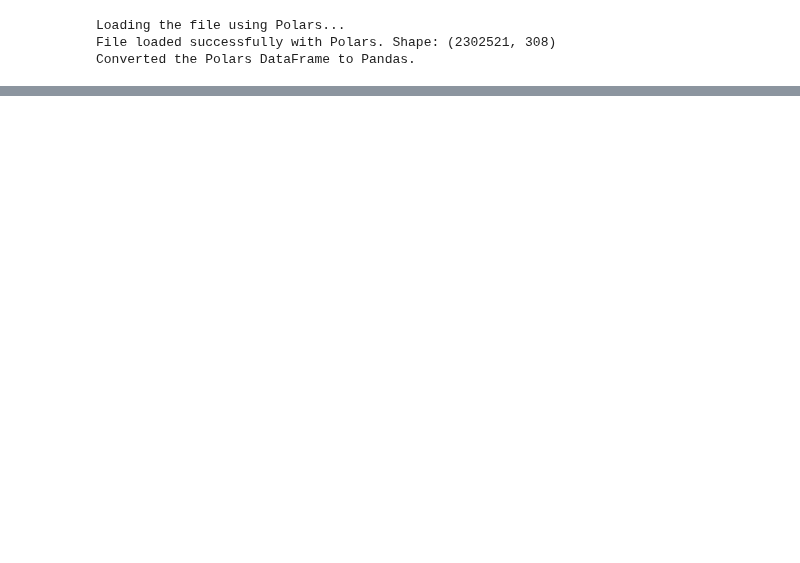
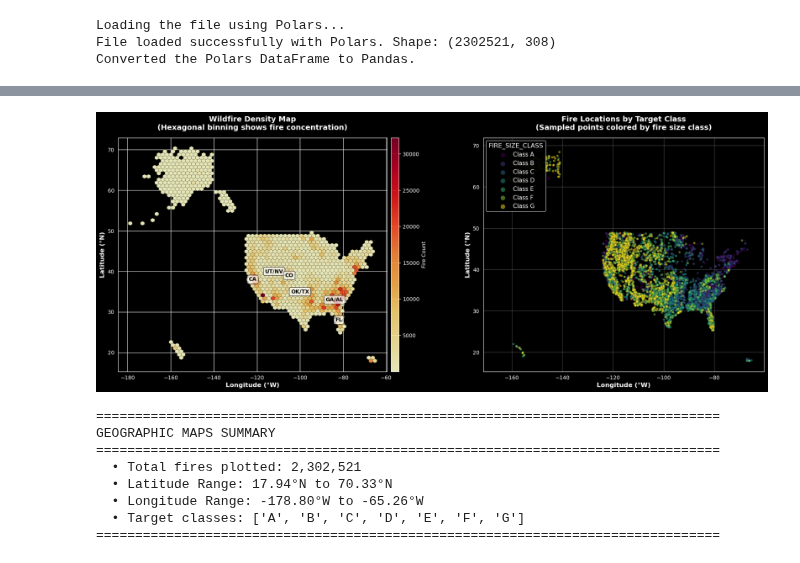
Before and after one commit to ColtonHester/mids-w207-section1-team1-finalproject, a Jupyter notebook: notebooks/01-dev-data-preprocess-leo.ipynb, the cells around one changed output, grey strips where cells are left out. Saved outputs shown, nothing was run; the diff lists cells and outputs as text; code cells hidden in the pictures; blank space fills up the shorter version.

```diff
--- a/notebooks/01-dev-data-preprocess-leo.ipynb
+++ b/notebooks/01-dev-data-preprocess-leo.ipynb
@@ -21,0 +872,18 @@ df.head()
+# %%
+plot_geographic_maps(
+    df,
+    lat_col='LATITUDE',
+    lon_col='LONGITUDE',
+    target='FIRE_SIZE_CLASS',
+    figsize=(22, 8)
+)
+# %% [output]
+[figure, added]
+================================================================================
+GEOGRAPHIC MAPS SUMMARY
+================================================================================
+  • Total fires plotted: 2,302,521
+  • Latitude Range: 17.94°N to 70.33°N
+  • Longitude Range: -178.80°W to -65.26°W
+  • Target classes: ['A', 'B', 'C', 'D', 'E', 'F', 'G']
+================================================================================
```
Also changed, not shown: parts of 6 cells of this notebook.
